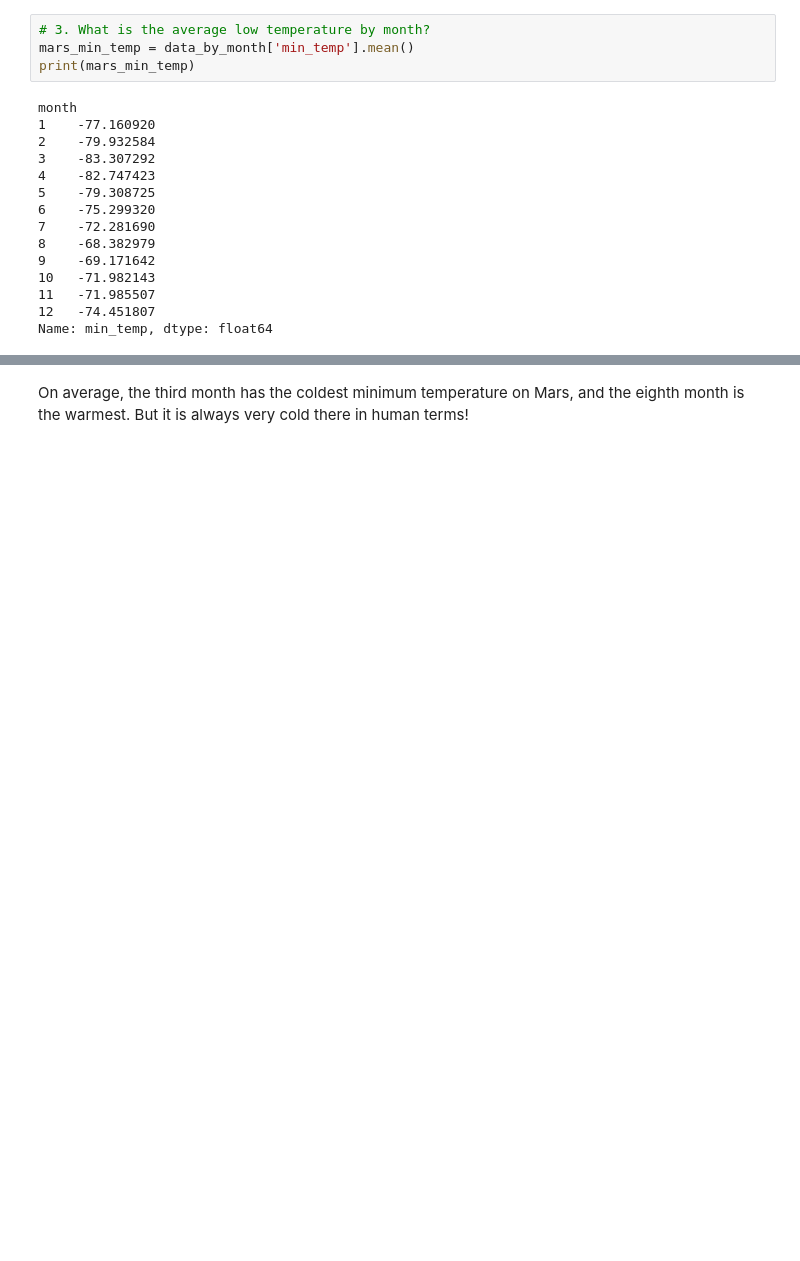
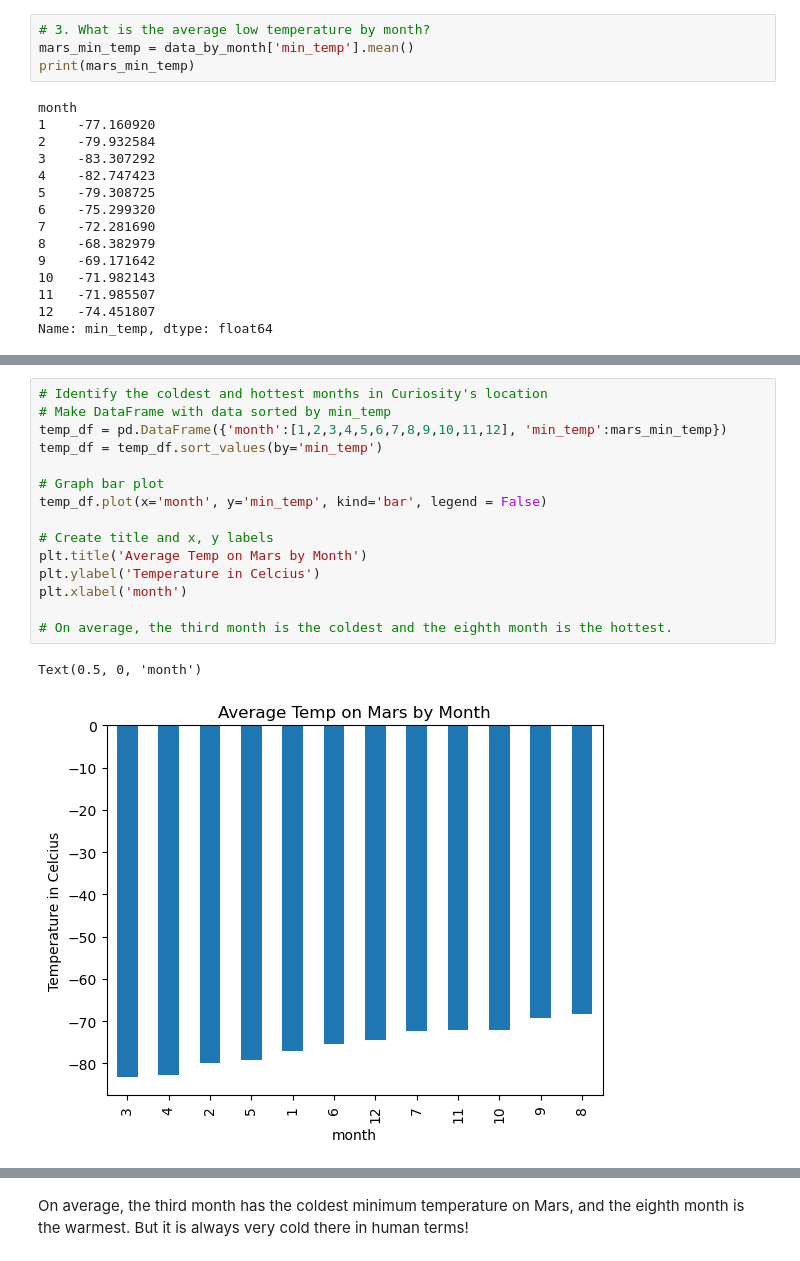
Before and after one commit to elisesirivisal/html-challenge, a Jupyter notebook: part_2_mars_weather.ipynb, the cells around one changed output, grey strips where cells are left out. Drawn from its saved outputs; the diff is of its cells as text; blank space fills up the shorter version.

```diff
--- a/part_2_mars_weather.ipynb
+++ b/part_2_mars_weather.ipynb
@@ -214,2 +221,20 @@ Name: min_temp, dtype: float64
+# %%
+# Identify the coldest and hottest months in Curiosity's location
+# Make DataFrame with data sorted by min_temp
+temp_df = pd.DataFrame({'month':[1,2,3,4,5,6,7,8,9,10,11,12], 'min_temp':mars_min_temp})
+temp_df = temp_df.sort_values(by='min_temp')
+
+# Graph bar plot
+temp_df.plot(x='month', y='min_temp', kind='bar', legend = False)
+
+# Create title and x, y labels
+plt.title('Average Temp on Mars by Month')
+plt.ylabel('Temperature in Celcius')
+plt.xlabel('month')
+
+# On average, the third month is the coldest and the eighth month is the hottest.
+# %% [output]
+Text(0.5, 0, 'month')
+[figure, added]
 # %%
 # 4. Average pressure by Martian month
```
Also changed, not shown: parts of 9 cells of this notebook, 1 other file.
